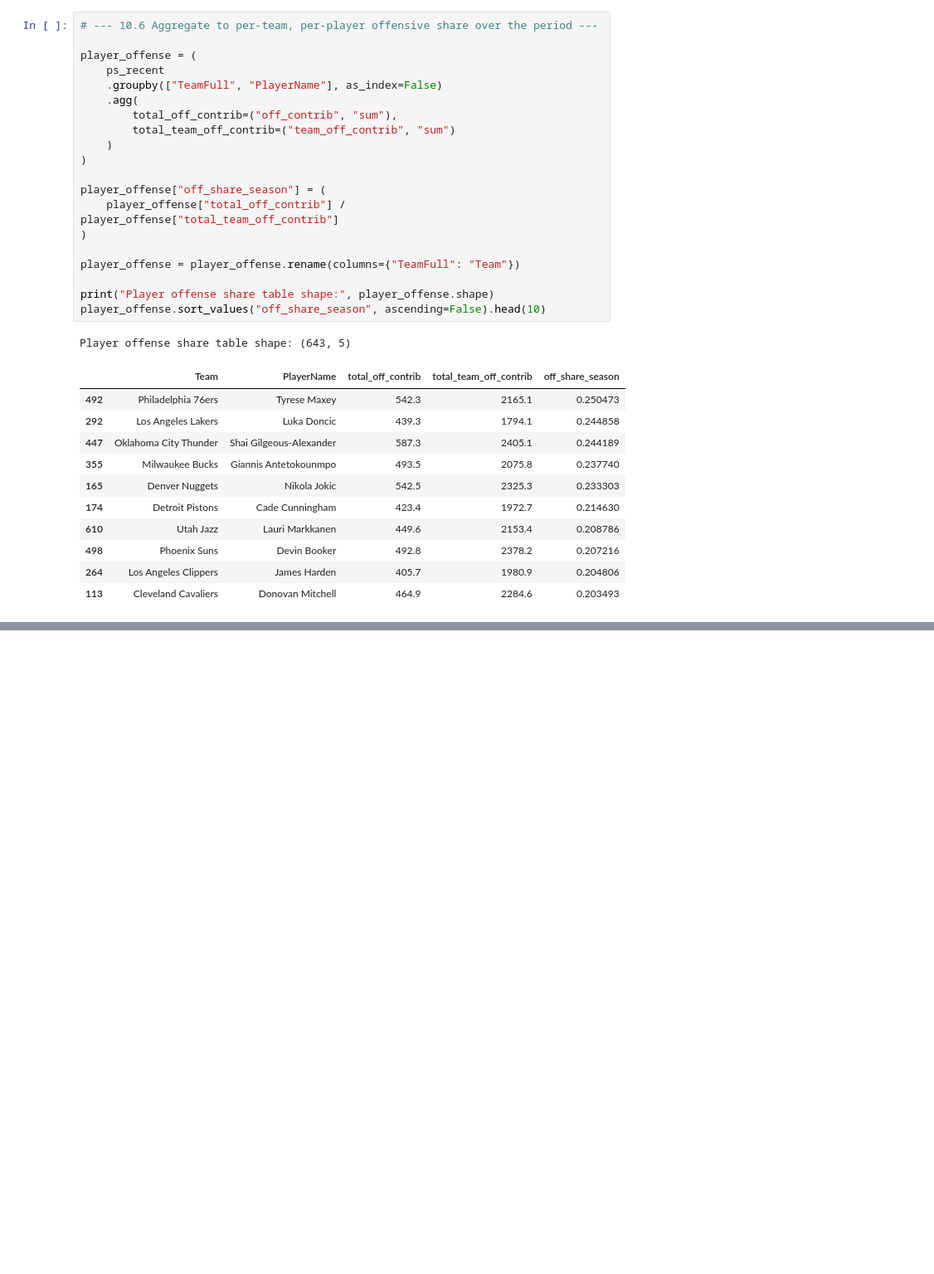
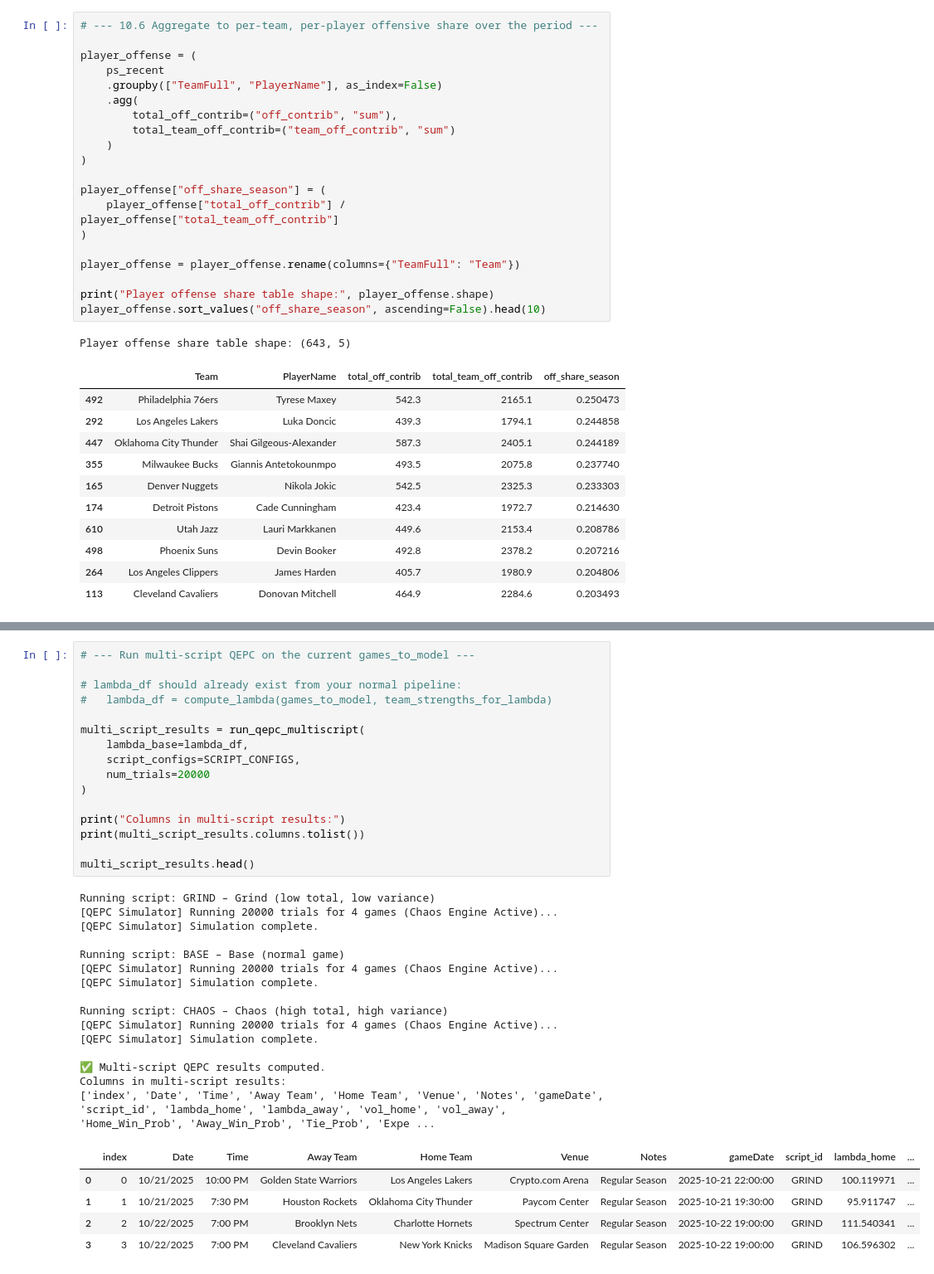
Before and after one commit to wjdorsey/qepc_project, a Jupyter notebook: notebooks/qepc_sandbox.ipynb, the cells around one changed output, grey strips where cells are left out. Shown at 83% size. Drawn from its saved outputs; the diff is of its cells as text; blank space fills up the shorter version.

```diff
--- a/notebooks/qepc_sandbox.ipynb
+++ b/notebooks/qepc_sandbox.ipynb
@@ -721,0 +958,37 @@ Injuries with data-driven Impact:
+# %%
+# --- Run multi-script QEPC on the current games_to_model ---
+
+# lambda_df should already exist from your normal pipeline:
+#   lambda_df = compute_lambda(games_to_model, team_strengths_for_lambda)
+
+multi_script_results = run_qepc_multiscript(
+    lambda_base=lambda_df,
+    script_configs=SCRIPT_CONFIGS,
+    num_trials=20000
+)
+
+print("Columns in multi-script results:")
+print(multi_script_results.columns.tolist())
+
+multi_script_results.head()
+# %% [output]
+Running script: GRIND – Grind (low total, low variance)
+[QEPC Simulator] Running 20000 trials for 4 games (Chaos Engine Active)...
+[QEPC Simulator] Simulation complete.
+
+Running script: BASE – Base (normal game)
+[QEPC Simulator] Running 20000 trials for 4 games (Chaos Engine Active)...
+[QEPC Simulator] Simulation complete.
+
+Running script: CHAOS – Chaos (high total, high variance)
+[QEPC Simulator] Running 20000 trials for 4 games (Chaos Engine Active)...
+[QEPC Simulator] Simulation complete.
+
+✅ Multi-script QEPC results computed.
+Columns in multi-script results:
+['index', 'Date', 'Time', 'Away Team', 'Home Team', 'Venue', 'Notes', 'gameDate', 'script_id', 'lambda_home', 'lambda_away', 'vol_home', 'vol_away', 'Home_Win_Prob', 'Away_Win_Prob', 'Tie_Prob', 'Expe ...
+|  | index | Date | Time | Away Team | Home Team | Venue | Notes | gameDate | script_id | lambda_home | ... |
+| 0 | 0 | 10/21/2025 | 10:00 PM | Golden State Warriors | Los Angeles Lakers | Crypto.com Arena | Regular Season | 2025-10-21 22:00:00 | GRIND | 100.119971 | ... |
+| 1 | 1 | 10/21/2025 | 7:30 PM | Houston Rockets | Oklahoma City Thunder | Paycom Center | Regular Season | 2025-10-21 19:30:00 | GRIND | 95.911747 | ... |
+| 2 | 2 | 10/22/2025 | 7:00 PM | Brooklyn Nets | Charlotte Hornets | Spectrum Center | Regular Season | 2025-10-22 19:00:00 | GRIND | 111.540341 | ... |
+| 3 | 3 | 10/22/2025 | 7:00 PM | Cleveland Cavaliers | New York Knicks | Madison Square Garden | Regular Season | 2025-10-22 19:00:00 | GRIND | 106.596302 | ... |
```
Also changed, not shown: parts of 16 cells of this notebook, 4 other files.
